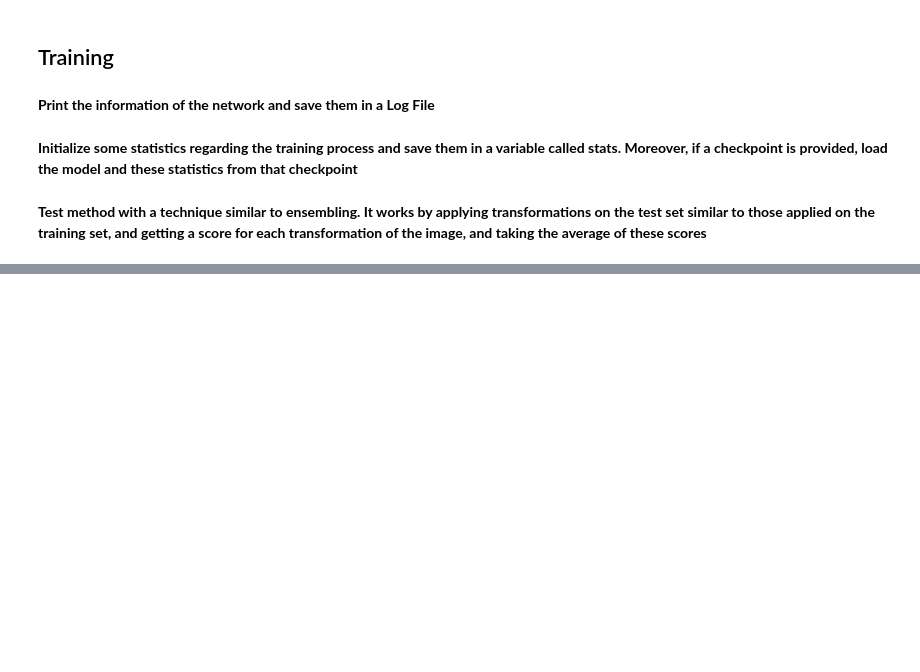
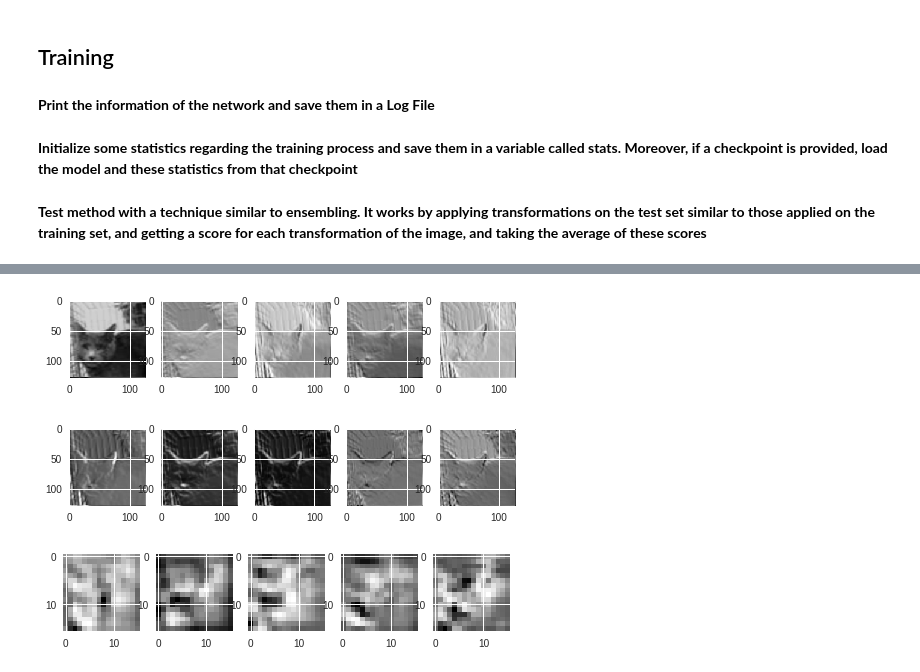
Before and after one commit to MohamedAbdelsalam9/IFT6135_Assignment1_Kaggle, a Jupyter notebook: kaggle_run.ipynb, the cells around one changed output, grey strips where cells are left out. Saved outputs shown, nothing was run; the diff lists cells and outputs as text; code cells hidden in the pictures; blank space fills up the shorter version.

```diff
--- a/kaggle_run.ipynb
+++ b/kaggle_run.ipynb
@@ -563,0 +644,41 @@ Test(model, submission_path = submission_path, checkpoint = checkpoint)
+# %%
+# Visualize feature maps
+activation = {}
+def get_activation(name):
+    def hook(model, input, output):
+        activation[name] = output.detach()
+    return hook
+
+sample_images = sample_images.to(DEVICE)
+model.conv00.register_forward_hook(get_activation('conv00'))
+output = model(sample_images)
+
+act = activation['conv00'].squeeze()
+fig, axarr = plt.subplots(1,5)
+
+for idx in range(5):
+    axarr[idx].imshow(act[1,idx].cpu().numpy())
+# %% [output]
+[figure, added]
+# %%
+model.conv01.register_forward_hook(get_activation('conv01'))
+output = model(sample_images)
+
+act = activation['conv01'].squeeze()
+fig, axarr = plt.subplots(1,5)
+
+for idx in range(5):
+    axarr[idx].imshow(act[1,idx].cpu().numpy())
+# %% [output]
+[figure, added]
+# %%
+model.conv21.register_forward_hook(get_activation('conv21'))
+output = model(sample_images)
+
+act = activation['conv21'].squeeze()
+fig, axarr = plt.subplots(1,5)
+
+for idx in range(5):
+    axarr[idx].imshow(act[1,idx].cpu().numpy())
+# %% [output]
+[figure, added]
```
Also changed, not shown: parts of 10 cells of this notebook.
